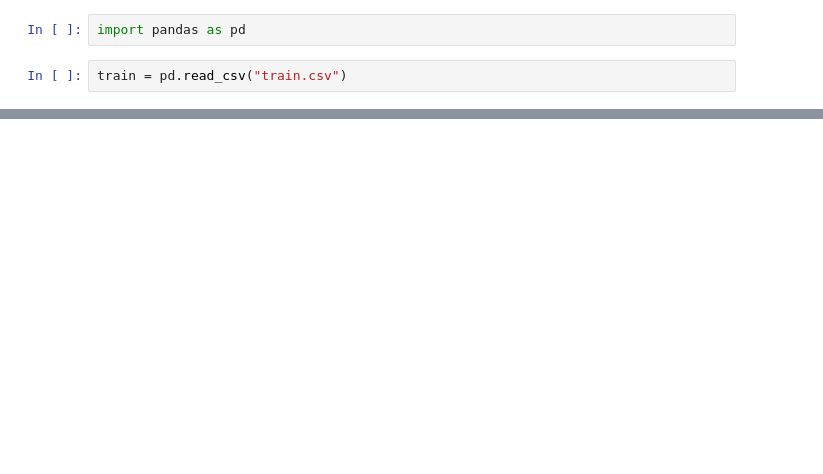
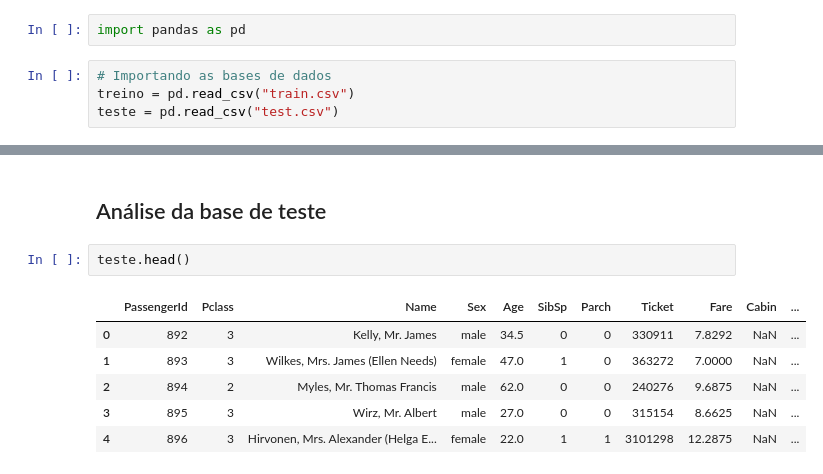
Before and after one commit to gluna777/analise_titanic, a Jupyter notebook: analise_titanic.ipynb, the cells around one changed output, grey strips where cells are left out. Cells and saved outputs as stored; diff of their text form; blank space fills up the shorter version.

Commit message:
Analisando as bases de dados

```diff
--- a/analise_titanic.ipynb
+++ b/analise_titanic.ipynb
@@ -1,5 +21,7 @@
 # %%
 import pandas as pd
 # %%
-train = pd.read_csv("train.csv")
+# Importando as bases de dados
+treino = pd.read_csv("train.csv")
+teste = pd.read_csv("test.csv")
 # %%
@@ -15,0 +108,11 @@ train.head()
+# %% [markdown]
+## Análise da base de teste
+# %%
+teste.head()
+# %% [output]
+|  | PassengerId | Pclass | Name | Sex | Age | SibSp | Parch | Ticket | Fare | Cabin | ... |
+| 0 | 892 | 3 | Kelly, Mr. James | male | 34.5 | 0 | 0 | 330911 | 7.8292 | NaN | ... |
+| 1 | 893 | 3 | Wilkes, Mrs. James (Ellen Needs) | female | 47.0 | 1 | 0 | 363272 | 7.0000 | NaN | ... |
+| 2 | 894 | 2 | Myles, Mr. Thomas Francis | male | 62.0 | 0 | 0 | 240276 | 9.6875 | NaN | ... |
+| 3 | 895 | 3 | Wirz, Mr. Albert | male | 27.0 | 0 | 0 | 315154 | 8.6625 | NaN | ... |
+| 4 | 896 | 3 | Hirvonen, Mrs. Alexander (Helga E... | female | 22.0 | 1 | 1 | 3101298 | 12.2875 | NaN | ... |
```
Also changed, not shown: parts of 10 cells of this notebook.
